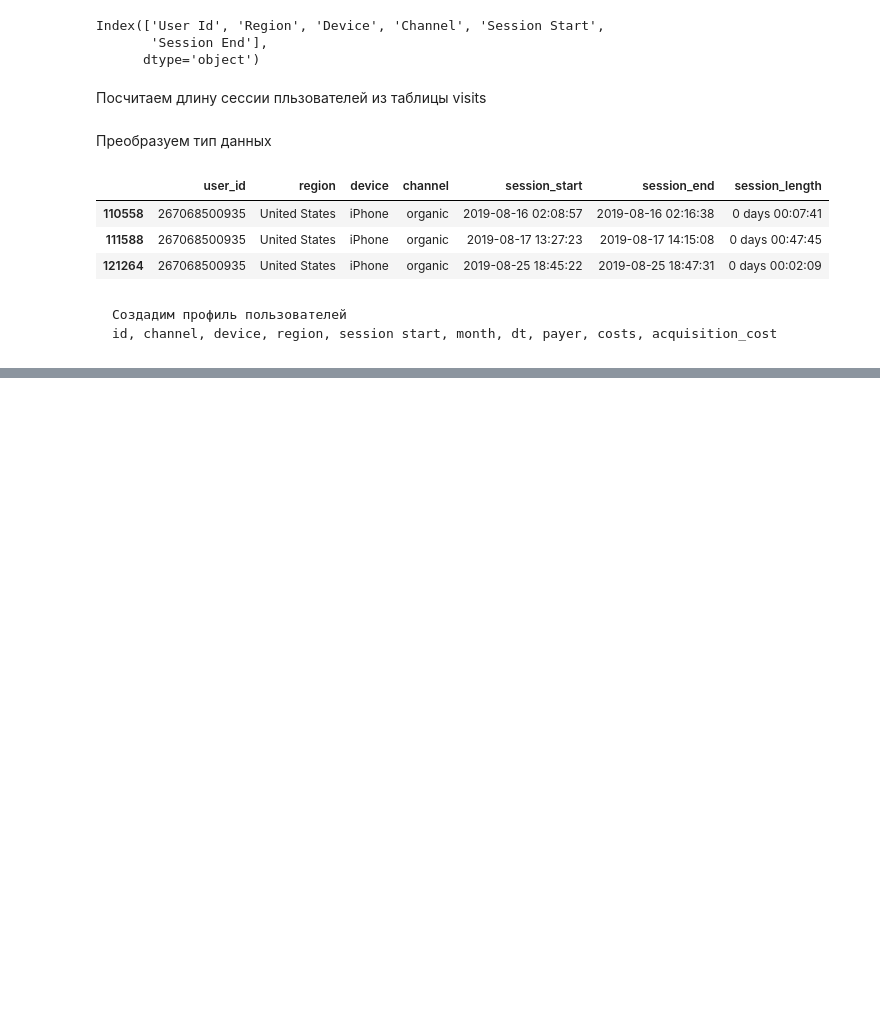
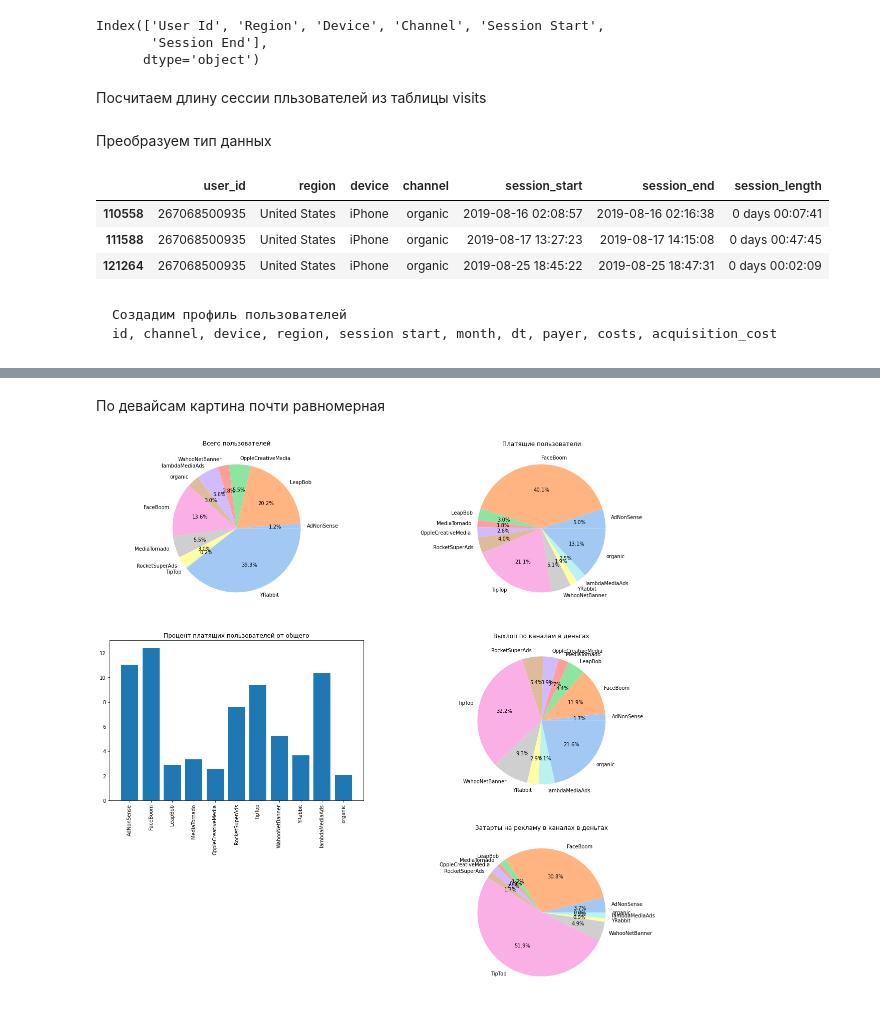
Before and after one commit to AlexVachkan/Data-exploration, a Jupyter notebook: Products_metrics/products_metric.ipynb, the cells around one changed output, grey strips where cells are left out. Saved outputs shown, nothing was run; the diff lists cells and outputs as text; code cells hidden in the pictures; blank space fills up the shorter version.

```diff
--- a/Products_metrics/products_metric.ipynb
+++ b/Products_metrics/products_metric.ipynb
@@ -423,0 +414,56 @@ Text(0.5, 1.0, 'Процент платящих пользователей от
+# %% [markdown]
+По девайсам картина почти равномерная
+# %%
+fig = plt.figure(figsize=(20,20))
+
+colors = sns.color_palette('pastel')
+
+ax1 = fig.add_subplot(3,2,1)
+plt.pie(
+    x = z.groupby('channel')['%_count_all'].sum(),
+    labels = z['channel'].unique(),
+    colors = colors,
+    autopct='%1.1f%%'
+)
+plt.title('Всего пользователей')
+
+ax2 = fig.add_subplot(3,2,2)
+plt.pie(
+    x = z.pivot_table(index='channel', values=z.columns[5][0], aggfunc='sum').reset_index()['payer'],
+    labels = z.pivot_table(index='channel', values=z.columns[5][0], aggfunc='sum').reset_index()['channel'],
+    colors = colors,
+    autopct='%1.1f%%'
+)
+plt.title('Платящие пользователи')
+
+ax3 = fig.add_subplot(3,2,3)
+plt.bar(
+    x = z.pivot_table(index='channel', values=z.columns[6][0], aggfunc='sum').reset_index()['channel'],
+    height = z.pivot_table(index='channel', values=z.columns[6][0], aggfunc='median').reset_index()['']
+)
+plt.xticks(rotation=90)
+plt.title('Процент платящих пользователей от общего')
+
+ax4 = fig.add_subplot(3,2,4)
+plt.pie(
+    x = profiles.pivot_table(index='channel', values='revenue', aggfunc='sum').reset_index()['revenue'],
+    labels = profiles.pivot_table(index='channel', values='revenue', aggfunc='sum').reset_index()['channel'],
+    colors = colors,
+    autopct='%1.1f%%'
+)
+plt.title('Выхлоп по каналам в деньгах')
+
+ax5 = fig.add_subplot(3,2,6)
+plt.pie(
+    x = profiles.pivot_table(index='channel', values='acquisition_cost', aggfunc='sum').reset_index()['acquisition_cost'],
+    labels = profiles.pivot_table(index='channel', values='acquisition_cost', aggfunc='sum').reset_index()['channel'],
+    colors = colors,
+    autopct='%1.1f%%'
+)
+plt.title('Затарты на рекламу в каналах в деньгах')
+
+
+
+plt.show()
+# %% [output]
+[figure, added]
```
Also changed, not shown: parts of 27 cells of this notebook.
